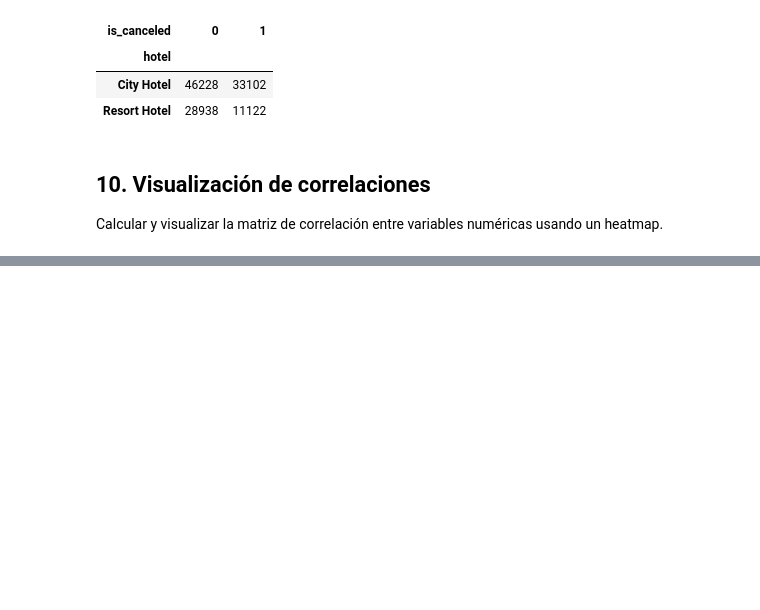
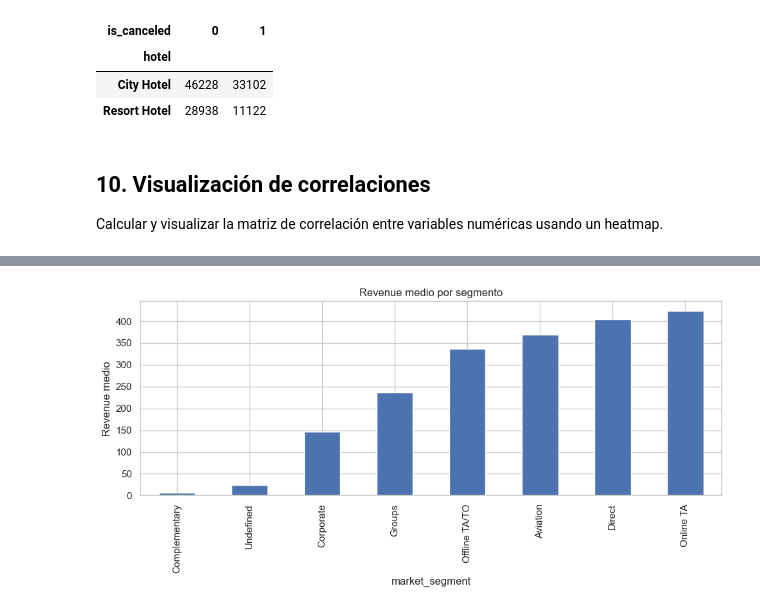
Before and after one commit to BielNietoJuanes/hotel-booking-eda, a Jupyter notebook: notebooks/eda.ipynb, the cells around one changed output, grey strips where cells are left out. Saved outputs shown, nothing was run; the diff lists cells and outputs as text; code cells hidden in the pictures; blank space fills up the shorter version.

```diff
--- a/notebooks/eda.ipynb
+++ b/notebooks/eda.ipynb
@@ -170,0 +215,6 @@ plt.show()
+# %%
+df['total_revenue'] = df['adr'] * (df['stays_in_weekend_nights'] + df['stays_in_week_nights'])
+
+plot_revenue_by_segment(df)
+# %% [output]
+[figure, added]
```
Also changed, not shown: parts of 11 cells of this notebook, 2 other files.
